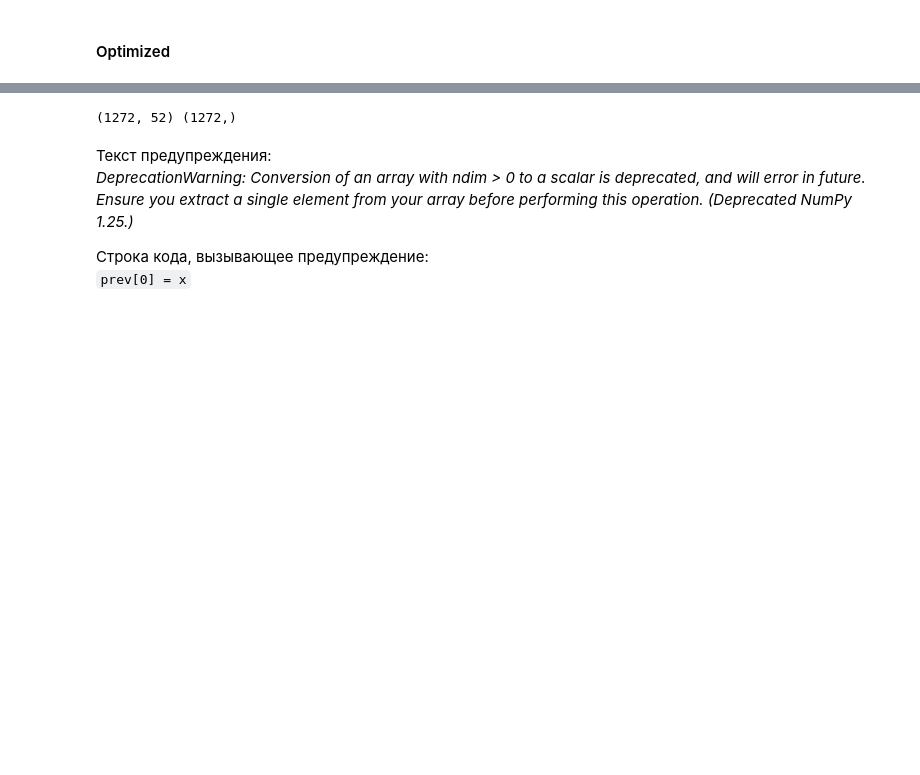
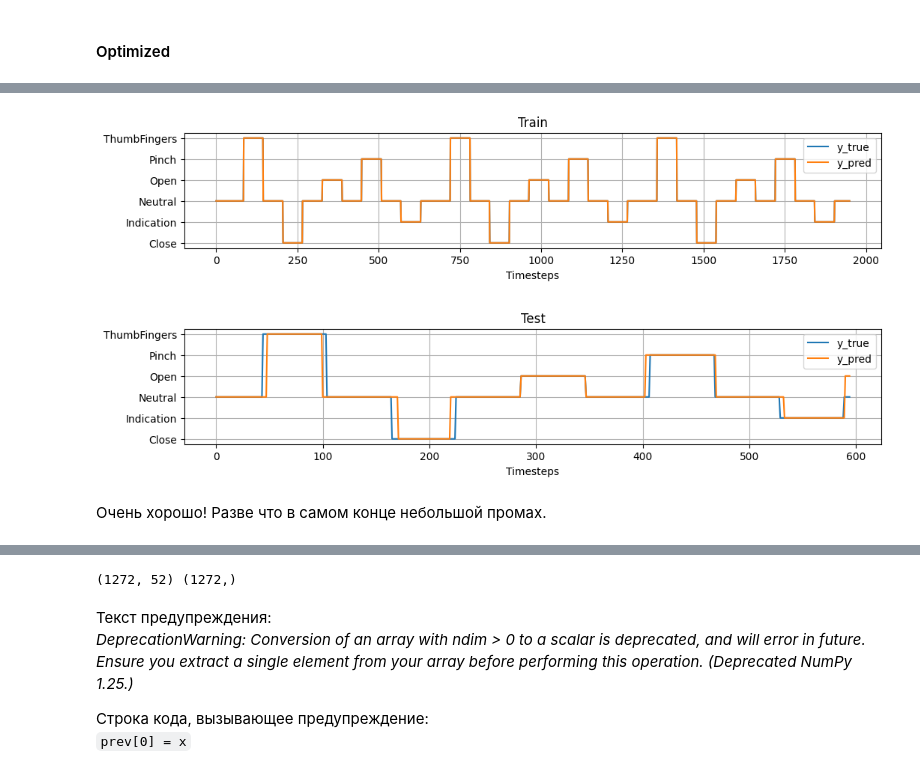
Before and after one commit to khav-i/Work-with-OMG-sensors-data, a Jupyter notebook: work_with_three_sets.ipynb, the cells around one changed output, grey strips where cells are left out. Cells and saved outputs as stored; diff of their text form; code cells hidden in the pictures; blank space fills up the shorter version.

```diff
--- a/work_with_three_sets.ipynb
+++ b/work_with_three_sets.ipynb
@@ -3029,0 +3069,14 @@ weighted avg     0.8694    0.8656    0.8639      1272
+# %%
+# Инициализация модели
+xgbc_set3 = xgb.XGBClassifier(seed=42, n_jobs=-1)
+# Распаковка сэмплов
+X_train_set3, X_test_set3, y_train_set3, y_test_set3 = dictionaries[2]['es_mm_ar_']
+
+# Обучение
+xgbc_set3.fit(X_train_set3, y_train_set3)
+# Предсказания
+preds_train_set3 = xgbc_set3.predict(X_train_set3)
+preds_test_set3 = xgbc_set3.predict(X_test_set3)
+# Выво метрик
+print(metrics.classification_report(
+    y_test_set3, preds_test_set3, target_names=GESTURES, digits=4, zero_division=0))
@@ -3029,0 +3096,7 @@ weighted avg     0.8694    0.8656    0.8639      1272
+# %%
+get_plots(preds_train_set3, preds_test_set3, y_train_set3, y_test_set3)
+# %% [output]
+[figure, added]
+[figure, added]
+# %% [markdown]
+Очень хорошо! Разве что в самом конце небольшой промах.
```
Also changed, not shown: parts of 33 cells of this notebook.
